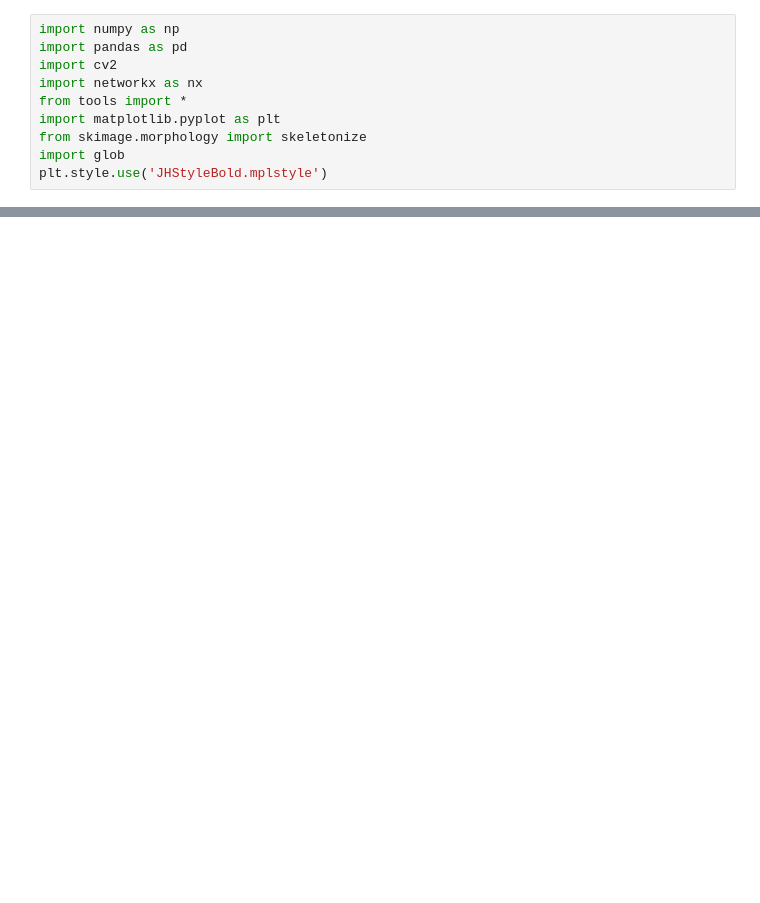
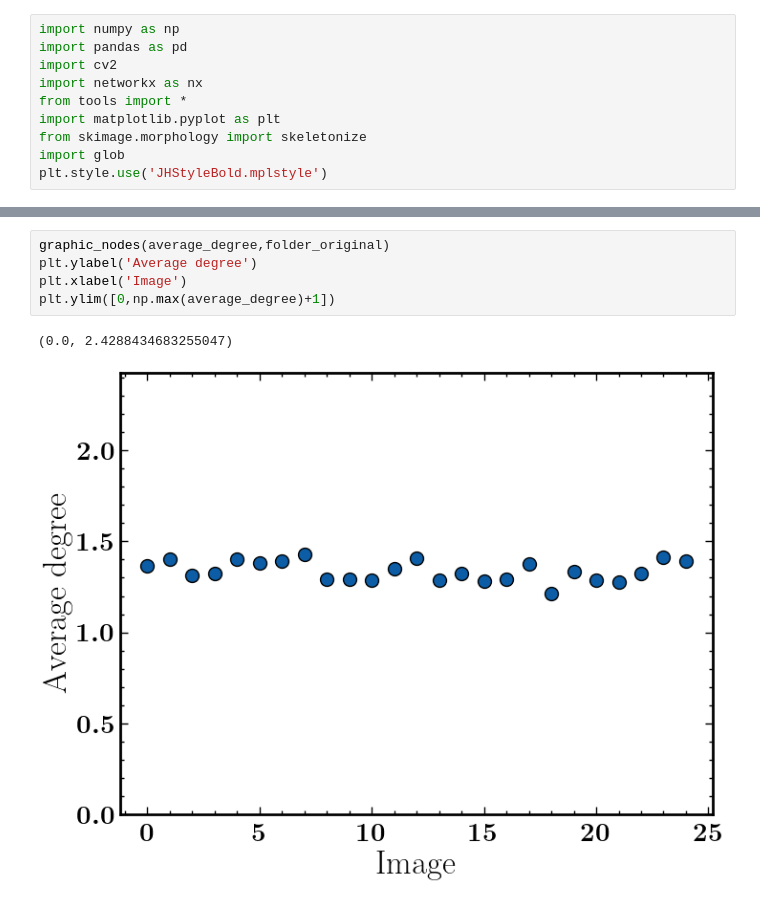
Before and after one commit to walacevale/network_actin_cell, a Jupyter notebook: metricas.ipynb, the cells around one changed output, grey strips where cells are left out. Saved outputs shown, nothing was run; the diff lists cells and outputs as text; blank space fills up the shorter version.

```diff
--- a/metricas.ipynb
+++ b/metricas.ipynb
@@ -61,0 +62,8 @@ https://bookdown.org/omarlizardo/_main/2-7-average-degree.html
+# %%
+graphic_nodes(average_degree,folder_original)
+plt.ylabel('Average degree')
+plt.xlabel('Image')
+plt.ylim([0,np.max(average_degree)+1])
+# %% [output]
+(0.0, 2.4288434683255047)
+[figure, added]
```
Also changed, not shown: parts of 6 cells of this notebook.
